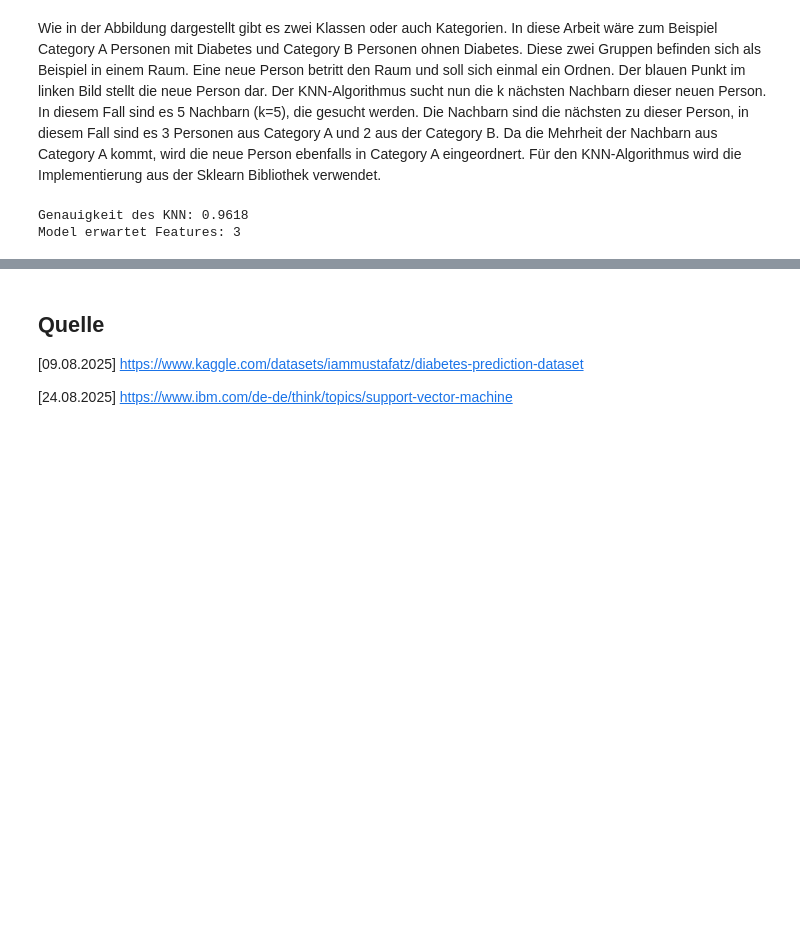
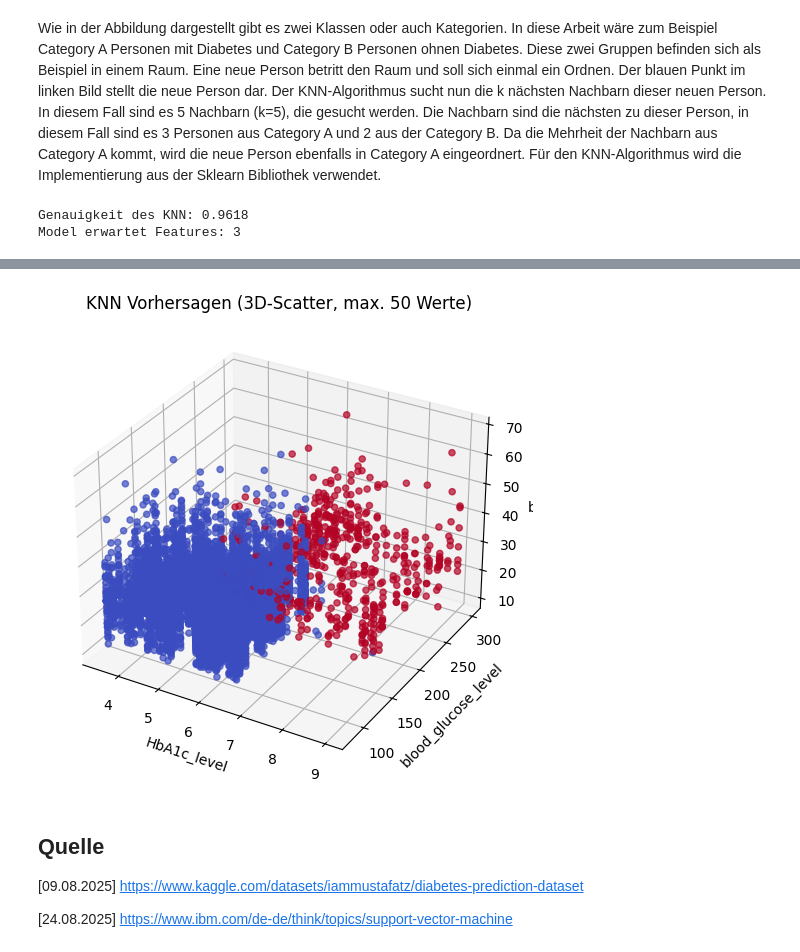
Before and after one commit to TomsaJ/FH_SWF-ML, a Jupyter notebook: notebook.ipynb, the cells around one changed output, grey strips where cells are left out. Cells and saved outputs as stored; diff of their text form; code cells hidden in the pictures; blank space fills up the shorter version.

Commit message:
fix code ande change diagramm

```diff
--- a/notebook.ipynb
+++ b/notebook.ipynb
@@ -316,3 +248,24 @@ plt.show()
+# %%
+
+# Nur die ersten 50 Testdaten verwenden
+n = 10000
+indices = np.random.choice(len(X_test), n, replace=False)
+X_plot = X_test.iloc[indices]
+y_plot = y_pred_knn[indices]
+X_plot = X_test[:n]
+y_plot = y_pred_knn[:n]
+
+fig = plt.figure(figsize=(8, 6))
+ax = fig.add_subplot(111, projection='3d')
+
+ax.scatter(X_plot.iloc[:, 0], X_plot.iloc[:, 1], X_plot.iloc[:, 2], c=y_plot, cmap='coolwarm', alpha=0.7)
+ax.set_xlabel('HbA1c_level')
+ax.set_ylabel('blood_glucose_level')
+ax.set_zlabel('bmi')
+plt.title('KNN Vorhersagen (3D-Scatter, max. 50 Werte)')
+plt.show()
+# %% [output]
+[figure, added]
 # %% [markdown]
 ## Quelle
 [09.08.2025] https://www.kaggle.com/datasets/iammustafatz/diabetes-prediction-dataset
```
Also changed, not shown: parts of 11 cells of this notebook.
